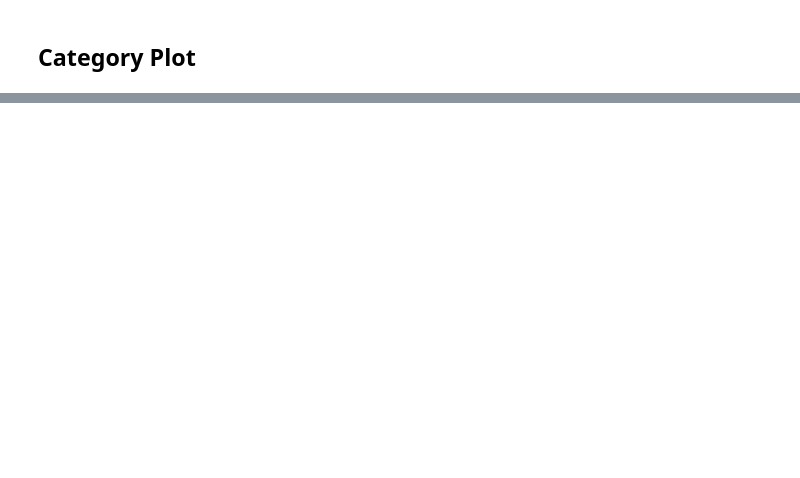
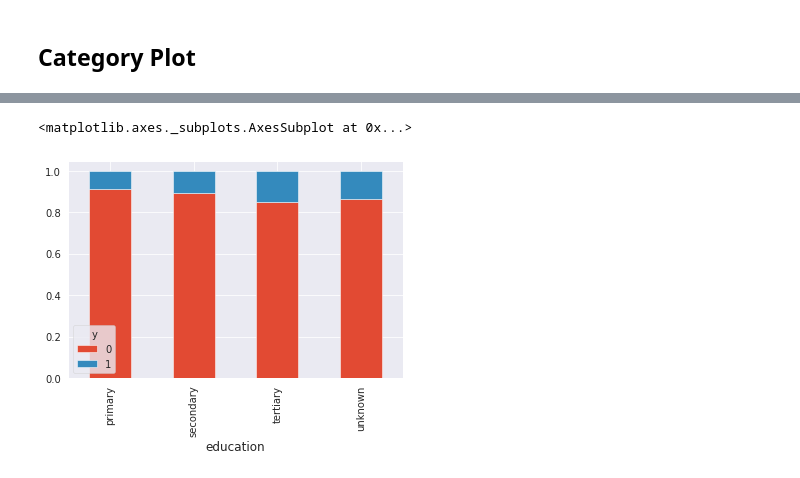
Before and after one commit to ChangCorp/finalproject, a Jupyter notebook: Stage_1_EDA.ipynb, the cells around one changed output, grey strips where cells are left out. Saved outputs shown, nothing was run; the diff lists cells and outputs as text; code cells hidden in the pictures; blank space fills up the shorter version.

```diff
--- a/Stage_1_EDA.ipynb
+++ b/Stage_1_EDA.ipynb
@@ -775,0 +765,6 @@ Untuk mengefektifkan campaign sehingga mengurangi cost dan meningkatkan take up
+# %%
+# Stack bar 100% - Education
+df1.groupby('education')['y'].value_counts(normalize=True).unstack('y').plot.bar(stacked=True)
+# %% [output]
+<matplotlib.axes._subplots.AxesSubplot at 0x...>
+[figure, added]
```
Also changed, not shown: parts of 41 cells of this notebook.
